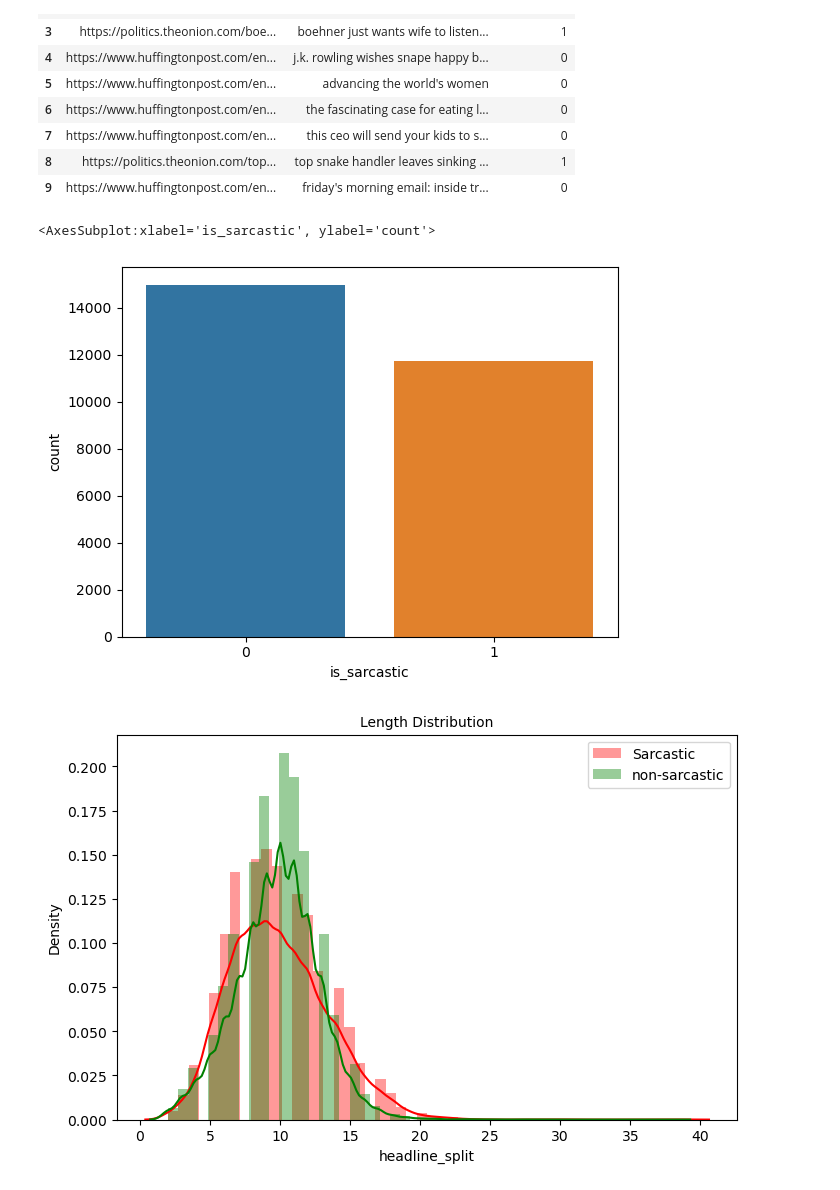
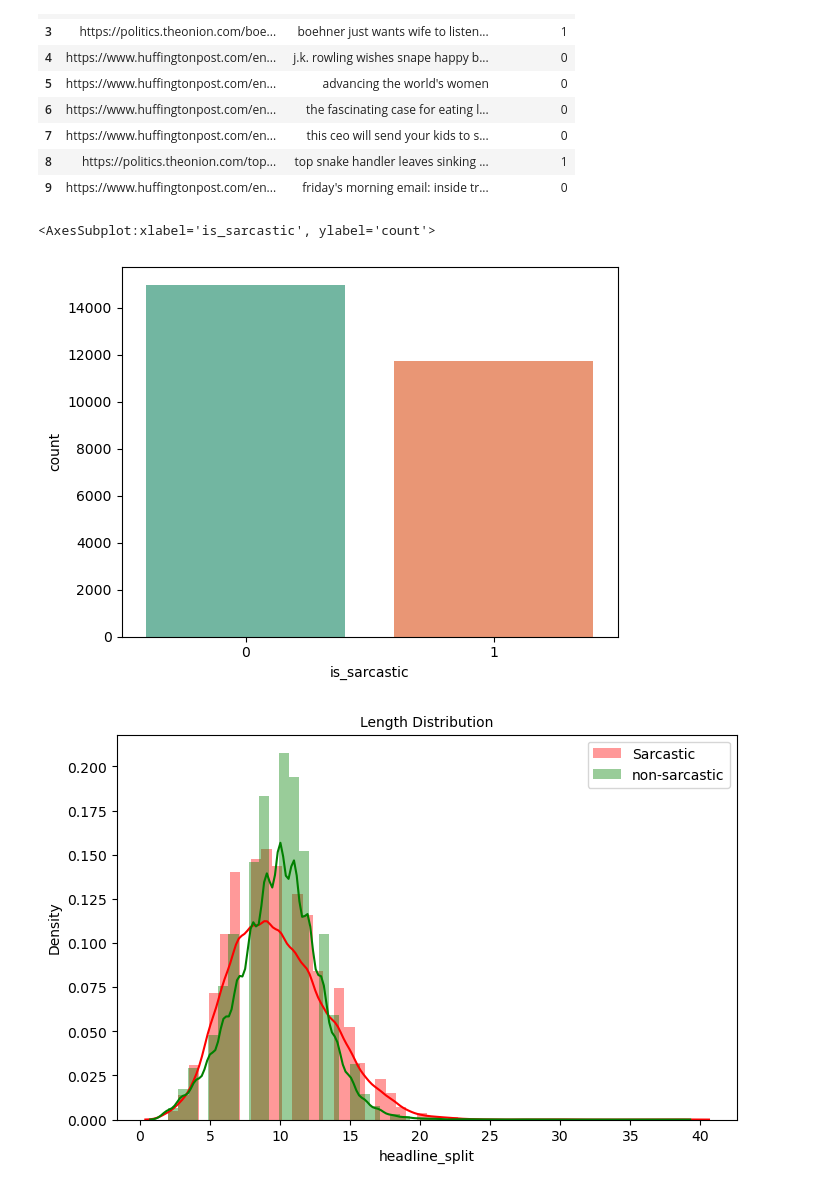
Before and after one commit to ferasdahrooge/Sarcasm-Detector, a Jupyter notebook: sarcasm_detector.ipynb, the cells around one changed output. Cells and saved outputs as stored; diff of their text form; code cells hidden in the pictures.

```diff
--- a/sarcasm_detector.ipynb
+++ b/sarcasm_detector.ipynb
@@ -32,10 +32,10 @@ dataFrame.head(10)
 | 8 | https://politics.theonion.com/top... | top snake handler leaves sinking ... | 1 |
 | 9 | https://www.huffingtonpost.com/en... | friday's morning email: inside tr... | 0 |
 # %%
-sns.countplot(dataFrame.is_sarcastic)
+sns.countplot(dataFrame.is_sarcastic , palette='Set2')
 # %% [output]
 <AxesSubplot:xlabel='is_sarcastic', ylabel='count'>
-[figure, old version]
+[figure, new version]
 # %%
 dataFrame['headline_split'] = dataFrame.headline.apply(lambda x: len(x.split()))
 # %%
```
Also changed, not shown: parts of 19 cells of this notebook.
